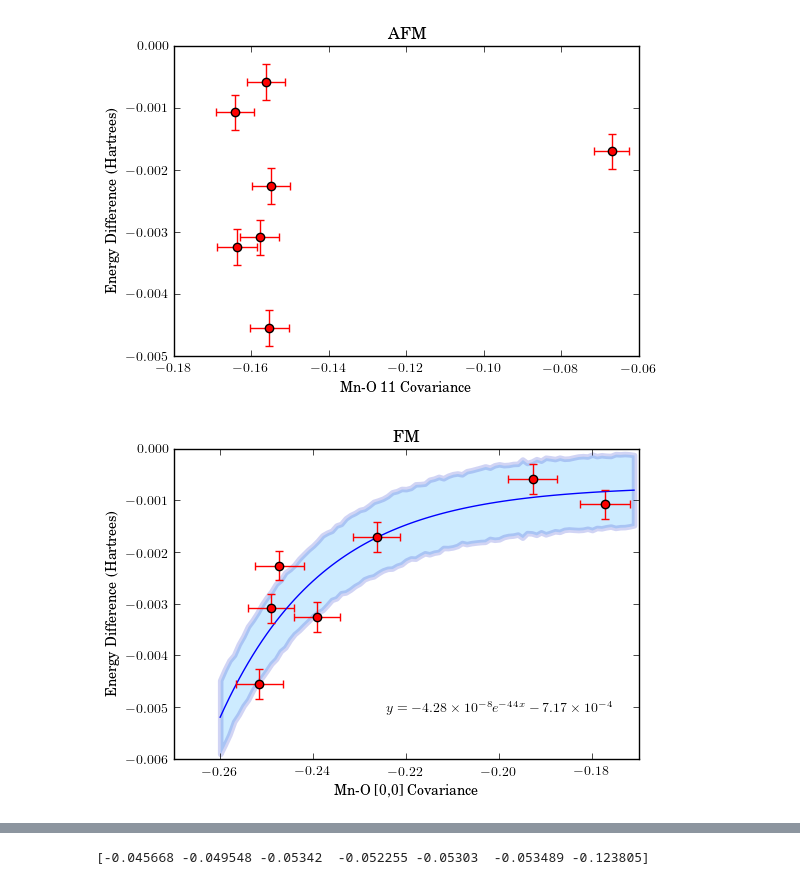
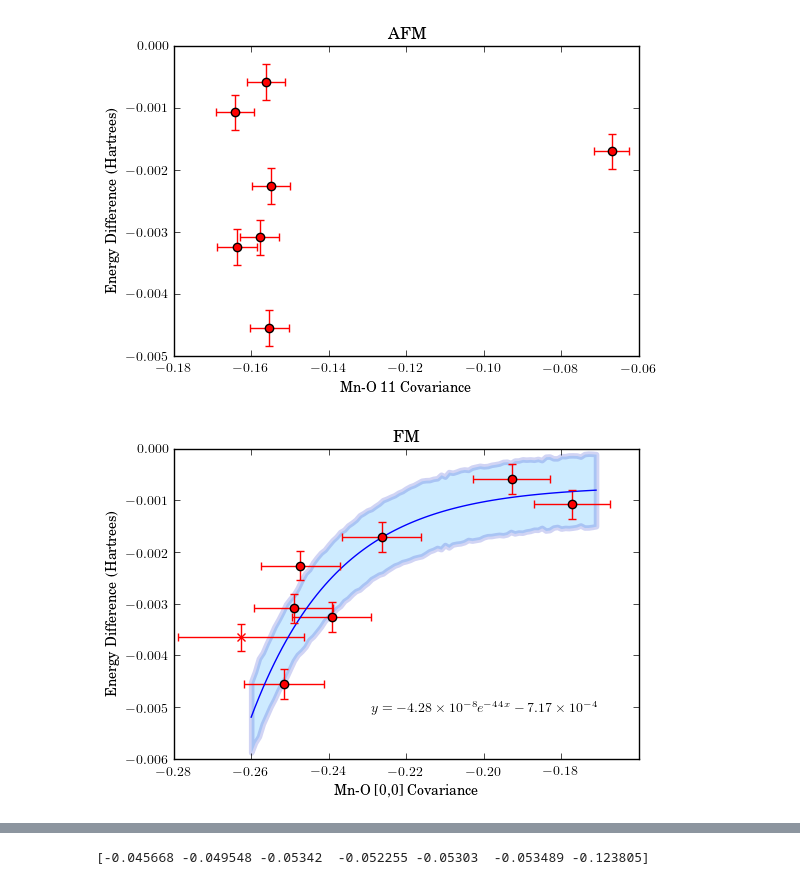
Before and after one commit to WagnerGroup/OriginMagnetism, a Jupyter notebook: Molecules/RF/KeyData2.ipynb, the cells around one changed output, grey strips where cells are left out. Cells and saved outputs as stored; diff of their text form; code cells hidden in the pictures.

Commit message:
Included data point from MnO solid
Currently manual from testing

```diff
--- a/Molecules/RF/KeyData2.ipynb
+++ b/Molecules/RF/KeyData2.ipynb
@@ -84,6 +81,10 @@ plt.title('Energy Difference vs. Angle')
 plt.show()
 # %% [output]
 [figure]
+# %%
+#Fit function
+def func(x, a, b, c):
+    return a*np.exp(-b*(x))+c
 # %%
 MnO11afm = []
 MnO11fm = []
@@ -163,27 +164,39 @@ errafm = np.asarray(errafm)
 # %%
 inds = MnO00fm.argsort()
 sortedErr =errfm[inds]
 sortedMnO00fm = np.sort(MnO00fm)
 sortedDiff = diff[inds]
 sortedDiffErr = errdiff[inds]
 
 popt, pcov = curve_fit(func, sortedMnO00fm, sortedDiff, [-.00000043,4.4,-.00071676])
 x=np.arange(-0.26, -0.17, .001)
 y= popt[0]*exp(-popt[1]*x)+popt[2]
 error = np.random.normal(0.0007, 0.00002, size=y.shape)
 #y += np.random.normal(0, 0.0001, size=y.shape)
 plt.fill_between(x, y-error, y+error,    alpha=0.2, edgecolor='#1B2ACC', facecolor='#089FFF',
     linewidth=4, antialiased=True)
 plt.plot(x, y)
 plt.text(-.20, -0.005,r'$y = -4.28\times 10^{-8}e^{-44x}-7.17\times 10^{-4}$', horizontalalignment='center',
      verticalalignment='center')
 plt.errorbar(sortedMnO00fm,sortedDiff,xerr=sortedErr,yerr=sortedDiffErr,marker='o',color='r',mew=1,linestyle='None')
 plt.ylabel('Energy Difference (Hartrees)')
 plt.xlabel('Mn-O [0,0] Covariance')
 plt.title('FM')
+
+#Solid
+#Solid MnO
+#FM -- "value":[-964.3589612], "error":[0.004312391323]
+#AFM -- "value":[-964.4466485], "error":[0.00437411124],
+#energy per AFM bond
+soldiff = [-0.0036536375]
+solerr = [0.00026]
+solfmcovar = [-0.262576176373]
+solfmerr = [0.0162362221221873]
+plt.errorbar(solfmcovar,soldiff,xerr=solfmerr,yerr=solerr,marker='x',color='r',mew=1,linestyle='None')
+
 plt.show()
 # %% [output]
-[figure, old version]
+[figure, new version]
 # %%
 inds = MnO00afm.argsort()
 sortedErr =errafm[inds]
```
Also changed, not shown: parts of 2 cells of this notebook.
